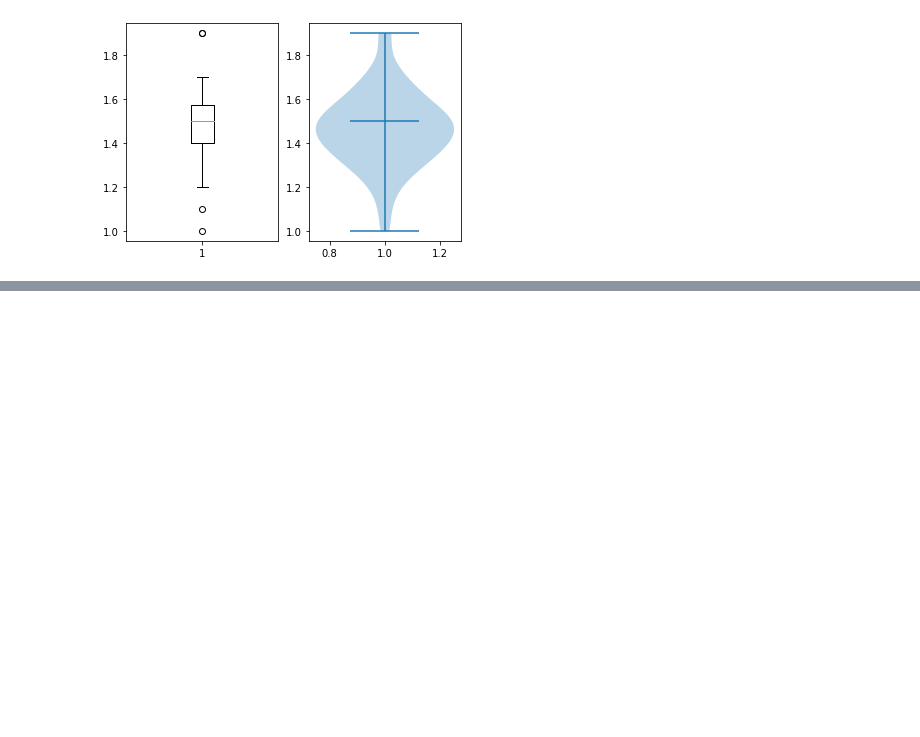
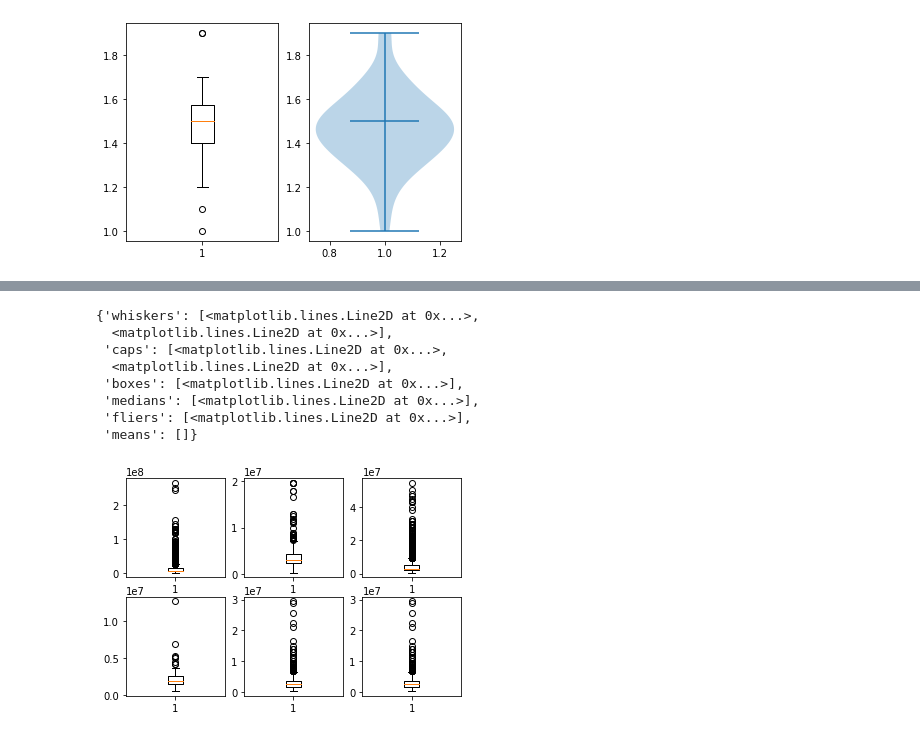
Before and after one commit to NarawitPrathansap/BasicProg_DataViz65, a Jupyter notebook: DataViz02_Data_Distribution_.ipynb, the cells around one changed output, grey strips where cells are left out. Saved outputs shown, nothing was run; the diff lists cells and outputs as text; code cells hidden in the pictures; blank space fills up the shorter version.

```diff
--- a/DataViz02_Data_Distribution_.ipynb
+++ b/DataViz02_Data_Distribution_.ipynb
@@ -372,0 +548,3 @@ vi = plt.violinplot(df['PetalLength'][:50],showmedians=True)
+# %%
+House_KK_P = unit[(unit['province_name_en']=='Khon Kaen') & (unit['propertytype_name_en']=='Detached House')]
+House_KK_P
@@ -372,0 +565,5 @@ vi = plt.violinplot(df['PetalLength'][:50],showmedians=True)
+# %%
+House_KK_P = House_KK_P.dropna(subset=['price_min'])
+# %%
+House_CM_P = unit[(unit['province_name_en']=='Chiang Mai') & (unit['propertytype_name_en']=='Detached House')]
+House_CM_P
@@ -372,0 +584,2 @@ vi = plt.violinplot(df['PetalLength'][:50],showmedians=True)
+# %%
+House_CM_P = House_CM_P.dropna(subset=['price_min'])
@@ -372,0 +588,23 @@ vi = plt.violinplot(df['PetalLength'][:50],showmedians=True)
+# %%
+plt.subplot(2,3,1)
+plt.boxplot(House_BKK_P['price_min'],vert=True)
+plt.subplot(2,3,2)
+plt.boxplot(House_KK_P['price_min'],vert=True)
+plt.subplot(2,3,3)
+plt.boxplot(House_CM_P['price_min'],vert=True)
+plt.subplot(2,3,4)
+plt.boxplot(Condo_KK_P['price_min'],vert=True)
+plt.subplot(2,3,5)
+plt.boxplot(Condo_BKK_P['price_min'],vert=True)
+plt.subplot(2,3,6)
+plt.boxplot(Condo_CM_P['price_min'],vert=True)
+# %% [output]
+{'whiskers': [<matplotlib.lines.Line2D at 0x...>,
+  <matplotlib.lines.Line2D at 0x...>],
+ 'caps': [<matplotlib.lines.Line2D at 0x...>,
+  <matplotlib.lines.Line2D at 0x...>],
+ 'boxes': [<matplotlib.lines.Line2D at 0x...>],
+ 'medians': [<matplotlib.lines.Line2D at 0x...>],
+ 'fliers': [<matplotlib.lines.Line2D at 0x...>],
+ 'means': []}
+[figure, added]
```
Also changed, not shown: parts of 43 cells of this notebook.
